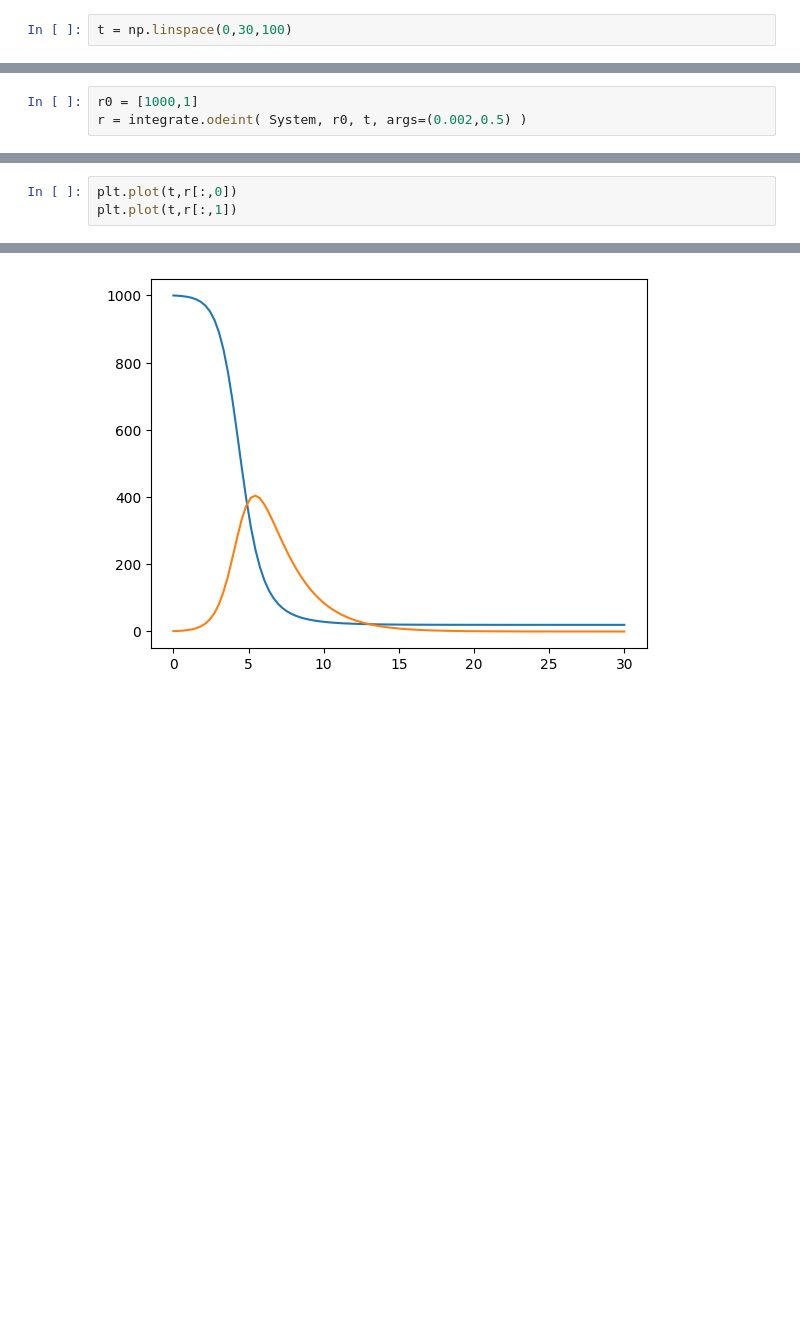
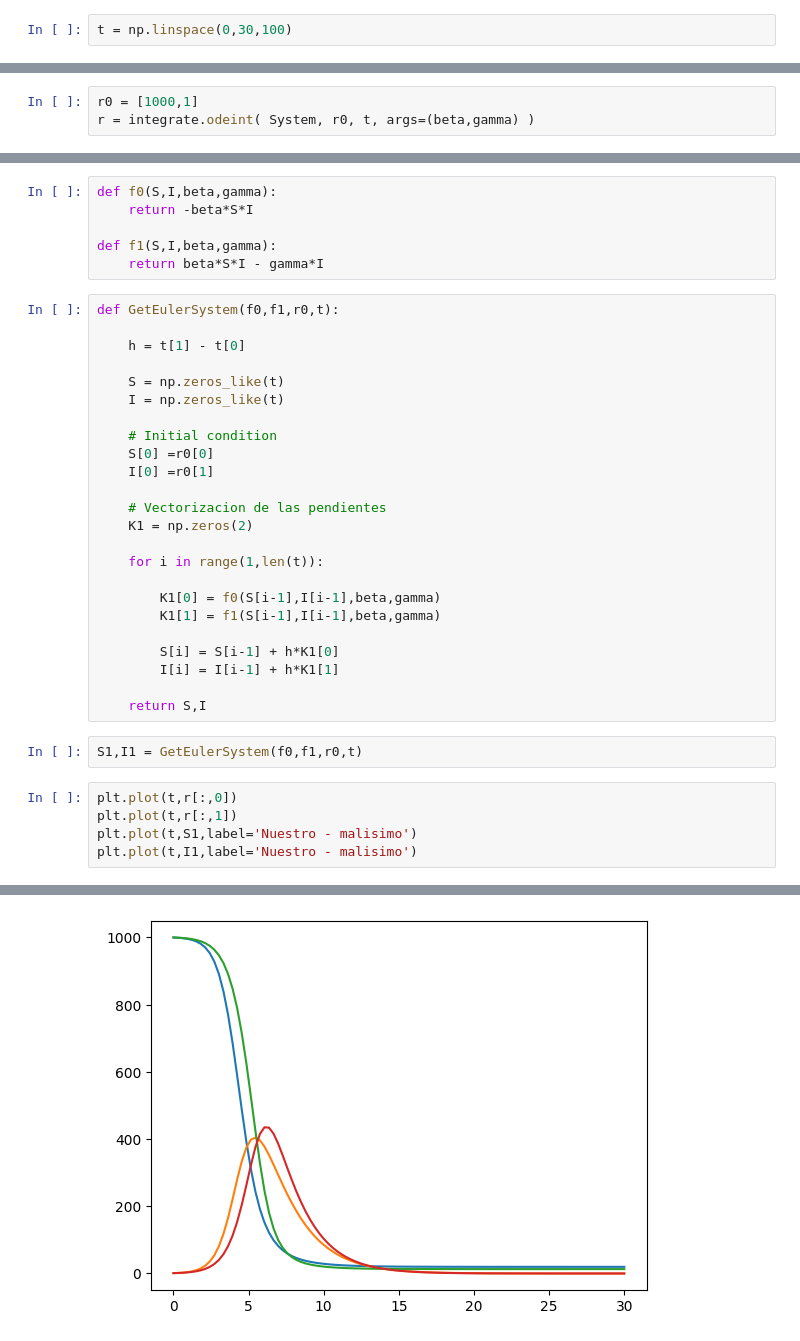
Before and after one commit to JuanDavidSantacruzRoca/MetodosComputacionalesII, a Jupyter notebook: Week2/RungeKutta.ipynb, the cells around one changed output, grey strips where cells are left out. Cells and saved outputs as stored; diff of their text form; blank space fills up the shorter version.

```diff
--- a/Week2/RungeKutta.ipynb
+++ b/Week2/RungeKutta.ipynb
@@ -155,3 +158,3 @@ t = np.linspace(0,30,100)
 # %%
 r0 = [1000,1]
-r = integrate.odeint( System, r0, t, args=(0.002,0.5) )
+r = integrate.odeint( System, r0, t, args=(beta,gamma) )
@@ -158,6 +163,40 @@ r = integrate.odeint( System, r0, t, args=(0.002,0.5) )
+# %%
+def f0(S,I,beta,gamma):
+    return -beta*S*I
+
+def f1(S,I,beta,gamma):
+    return beta*S*I - gamma*I
+# %%
+def GetEulerSystem(f0,f1,r0,t):
+
+    h = t[1] - t[0]
+
+    S = np.zeros_like(t)
+    I = np.zeros_like(t)
+
+    # Initial condition
+    S[0] =r0[0]
+    I[0] =r0[1]
+
+    # Vectorizacion de las pendientes
+    K1 = np.zeros(2)
+
+    for i in range(1,len(t)):
+
+        K1[0] = f0(S[i-1],I[i-1],beta,gamma)
+        K1[1] = f1(S[i-1],I[i-1],beta,gamma)
+
+        S[i] = S[i-1] + h*K1[0]
+        I[i] = I[i-1] + h*K1[1]
+
+    return S,I
+# %%
+S1,I1 = GetEulerSystem(f0,f1,r0,t)
 # %%
 plt.plot(t,r[:,0])
 plt.plot(t,r[:,1])
+plt.plot(t,S1,label='Nuestro - malisimo')
+plt.plot(t,I1,label='Nuestro - malisimo')
 # %% [output]
 [<matplotlib.lines.Line2D at 0x...>]
-[figure, old version]
+[figure, new version]
```
Also changed, not shown: parts of 8 cells of this notebook.
